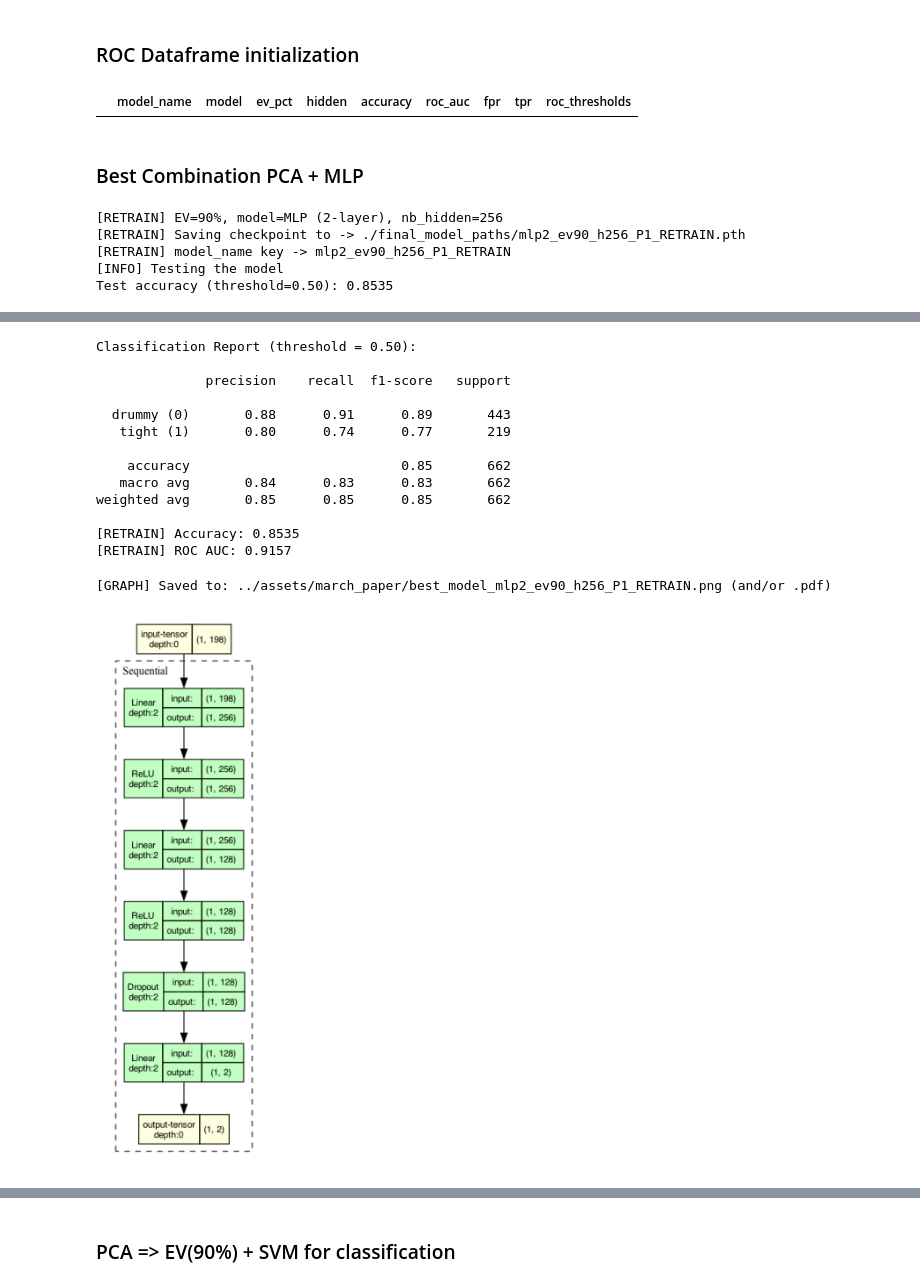
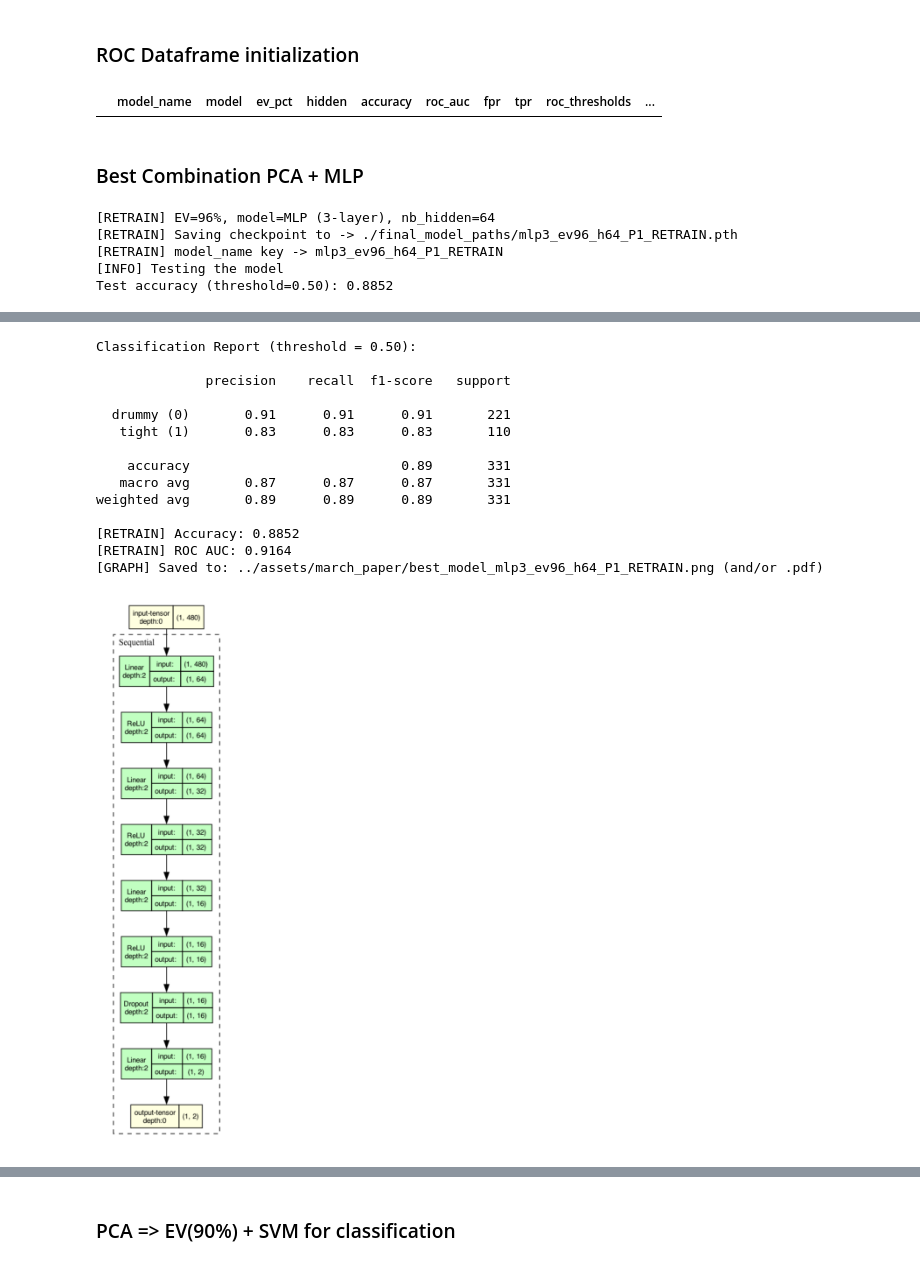
Before and after one commit to kanwarSINGH03/acoustic_signal_classification, a Jupyter notebook: evaluation/march_paper_P1.ipynb, the cells around one changed output, grey strips where cells are left out. Drawn from its saved outputs; the diff is of its cells as text; code cells hidden in the pictures.

Commit message:
Maintaining consistency over train/test split

```diff
--- a/evaluation/march_paper_P1.ipynb
+++ b/evaluation/march_paper_P1.ipynb
@@ -186,7 +187,7 @@ os.makedirs(model_dir, exist_ok=True)
 y_all = P1_df_Y.squeeze().astype(int).values
 idx_all = np.arange(len(y_all))
 train_idx, test_idx = train_test_split(
-    idx_all, test_size=0.2,random_state=42, stratify=y_all
+    idx_all, test_size=0.1,random_state=42, stratify=y_all
 )
 
 results = []
@@ -418,11 +419,12 @@ roc_df = pd.DataFrame(columns=[
     "fpr",
     "tpr",
     "roc_thresholds",
+    "cohen_kappa"
 ])
 
 roc_df
 # %% [output]
-|  | model_name | model | ev_pct | hidden | accuracy | roc_auc | fpr | tpr | roc_thresholds |
+|  | model_name | model | ev_pct | hidden | accuracy | roc_auc | fpr | tpr | roc_thresholds | ... |
 # %% [markdown]
 ### Best Combination PCA + MLP
 # %%
@@ -431,9 +433,9 @@ torch.manual_seed(42)
 np.random.seed(42)
 
 # ----------------- HARD-CODED WINNER -----------------
-BEST_EV_PCT     = 90
-BEST_MODEL_NAME = "MLP (2-layer)"   # "MLP (1-layer)" | "MLP (2-layer)" | "MLP (3-layer)"
-BEST_HIDDEN     = 256               # 256 | 128 | 64 | 32
+BEST_EV_PCT     = 96
+BEST_MODEL_NAME = "MLP (3-layer)"   # "MLP (1-layer)" | "MLP (2-layer)" | "MLP (3-layer)"
+BEST_HIDDEN     = 64            # 256 | 128 | 64 | 32
 # -----------------------------------------------------
 
 device_str = "cuda" if torch.cuda.is_available() else ("mps" if torch.backends.mps.is_available() else "cpu")
@@ -476,7 +478,7 @@ y_all = P1_df_Y.squeeze().astype(int).values
 idx_all = np.arange(len(y_all))
 train_idx, test_idx = train_test_split(
     idx_all,
-    test_size=0.2,
+    test_size=0.1,
     random_state=42,
     stratify=y_all
 )
@@ -539,6 +541,7 @@ roc_auc = test_results["roc_auc"]
 fpr = test_results["fpr"]
 tpr = test_results["tpr"]
 roc_thresholds = test_results["roc_thresholds"]
+cohen_kappa = test_results["cohen_kappa"]
 
 print(f"[RETRAIN] Accuracy: {acc:.4f}")
 print(f"[RETRAIN] ROC AUC: {roc_auc:.4f}")
@@ -554,6 +557,7 @@ new_row = pd.DataFrame([{
     "fpr": np.array(fpr),
     "tpr": np.array(tpr),
     "roc_thresholds": np.array(roc_thresholds),
+    "cohen_kappa": cohen_kappa
 }])
 
 # remove old row with same unique key, then append new one
@@ -597,8 +601,8 @@ if os.path.exists(img_path):
 else:
     print(f"Graph image not found at {img_path}")
 # %% [output]
-[RETRAIN] EV=90%, model=MLP (2-layer), nb_hidden=256
-[RETRAIN] Saving checkpoint to -> ./final_model_paths/mlp2_ev90_h256_P1_RETRAIN.pth
-[RETRAIN] model_name key -> mlp2_ev90_h256_P1_RETRAIN
+[RETRAIN] EV=96%, model=MLP (3-layer), nb_hidden=64
+[RETRAIN] Saving checkpoint to -> ./final_model_paths/mlp3_ev96_h64_P1_RETRAIN.pth
+[RETRAIN] model_name key -> mlp3_ev96_h64_P1_RETRAIN
 [INFO] Testing the model
-Test accuracy (threshold=0.50): 0.8535
+Test accuracy (threshold=0.50): 0.8852
@@ -607,18 +611,18 @@ Test accuracy (threshold=0.50): 0.8535
 Classification Report (threshold = 0.50):
 
               precision    recall  f1-score   support
 
-  drummy (0)       0.88      0.91      0.89       443
-   tight (1)       0.80      0.74      0.77       219
+  drummy (0)       0.91      0.91      0.91       221
+   tight (1)       0.83      0.83      0.83       110
 
-    accuracy                           0.85       662
-   macro avg       0.84      0.83      0.83       662
-weighted avg       0.85      0.85      0.85       662
+    accuracy                           0.89       331
+   macro avg       0.87      0.87      0.87       331
+weighted avg       0.89      0.89      0.89       331
 
-[RETRAIN] Accuracy: 0.8535
-[RETRAIN] ROC AUC: 0.9157
+[RETRAIN] Accuracy: 0.8852
+[RETRAIN] ROC AUC: 0.9164
+[GRAPH] Saved to: ../assets/march_paper/best_model_mlp3_ev96_h64_P1_RETRAIN.png (and/or .pdf)
-[GRAPH] Saved to: ../assets/march_paper/best_model_mlp2_ev90_h256_P1_RETRAIN.png (and/or .pdf)
-[figure, old version]
+[figure, new version]
 # %%
 # Save ROC values in a dataframe for one final graph for comparison over all models
 roc_df.head()
```
Also changed, not shown: parts of 9 cells of this notebook, 5 other files.
